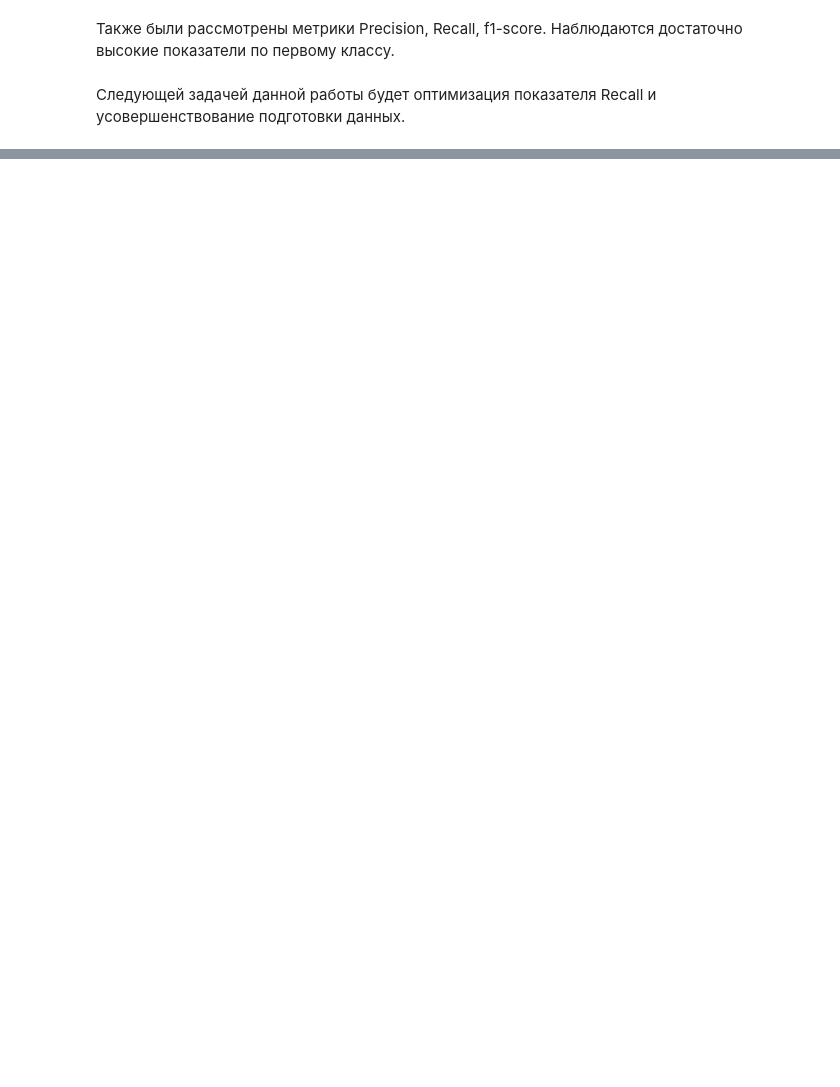
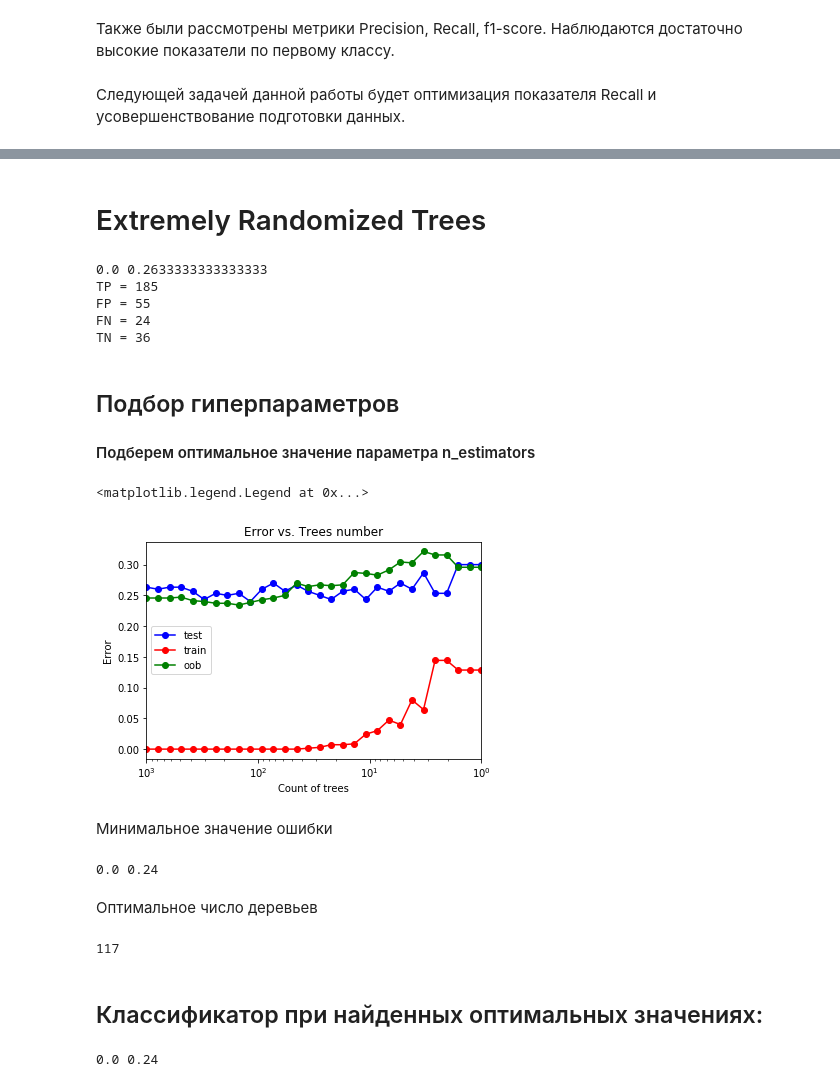
Before and after one commit to SokolovaNastya/MachineLearning, a Jupyter notebook: lab1/Lab1_GermanCreditData.ipynb, the cells around one changed output, grey strips where cells are left out. Cells and saved outputs as stored; diff of their text form; code cells hidden in the pictures; blank space fills up the shorter version.

```diff
--- a/lab1/Lab1_GermanCreditData.ipynb
+++ b/lab1/Lab1_GermanCreditData.ipynb
@@ -1098,0 +1114,76 @@ weighted avg       0.80      0.80      0.79       300
+# %% [markdown]
+# Extremely Randomized Trees
+# %%
+ert = ensemble.ExtraTreesClassifier(n_estimators = 100).fit(X_train, y_train)
+
+y_test_predict = ert.predict(X_test)
+
+err_train = np.mean(y_train != ert.predict(X_train))
+err_test  = np.mean(y_test  != ert.predict(X_test))
+
+print(err_train, err_test)
+print_confusion_matrix(confusion_matrix(y_test, y_test_predict))
+# %% [output]
+0.0 0.2633333333333333
+TP = 185
+FP = 55
+FN = 24
+TN = 36
+# %% [markdown]
+## Подбор гиперпараметров
+#### Подберем оптимальное значение параметра n_estimators
+# %%
+oob_scores = []
+estimators_arr = np.logspace(0, 3, 30)
+err_test = []
+err_train = []
+for estimate in estimators_arr:
+    ert = ensemble.ExtraTreesClassifier(n_estimators = int(estimate),oob_score=True,bootstrap=True,random_state=42)
+    ert.fit(X_train, y_train)
+
+    y_train_predict = ert.predict(X_train)
+    y_test_predict = ert.predict(X_test)
+    err_train.append(np.mean(y_train.values.ravel() != y_train_predict))
+    err_test.append(np.mean(y_test.values.ravel() != y_test_predict))
+    oob_scores.append(1 - ert.oob_score_)
+# %%
+plt.semilogx(estimators_arr, err_test, 'b-o', label = 'test')
+plt.semilogx(estimators_arr, err_train, 'r-o', label = 'train')
+plt.semilogx(estimators_arr, oob_scores, 'g-o', label = 'oob')
+plt.xlim([np.max(estimators_arr), np.min(estimators_arr)])
+plt.title('Error vs. Trees number')
+plt.xlabel('Count of trees')
+plt.ylabel('Error')
+plt.legend()
+# %% [output]
+<matplotlib.legend.Legend at 0x...>
+[figure, added]
+# %% [markdown]
+Минимальное значение ошибки
+# %%
+min_train_err = np.min(err_train)
+min_test_err = np.min(err_test)
+print(min_train_err, min_test_err)
+# %% [output]
+0.0 0.24
+# %% [markdown]
+Оптимальное число деревьев
+# %%
+index = err_test.index(min_test_err)
+estimators_opt = int(estimators_arr[index])
+print(estimators_opt)
+# %% [output]
+117
+# %% [markdown]
+## Классификатор при найденных оптимальных значениях:
+# %%
+ert = ensemble.ExtraTreesClassifier(n_estimators = estimators_opt).fit(X_train, y_train)
+
+y_test_predict = ert.predict(X_test)
+
+err_train = np.mean(y_train != ert.predict(X_train))
+err_test  = np.mean(y_test  != ert.predict(X_test))
+
+print(err_train, err_test)
+# %% [output]
+0.0 0.24
```
Also changed, not shown: parts of 82 cells of this notebook.
